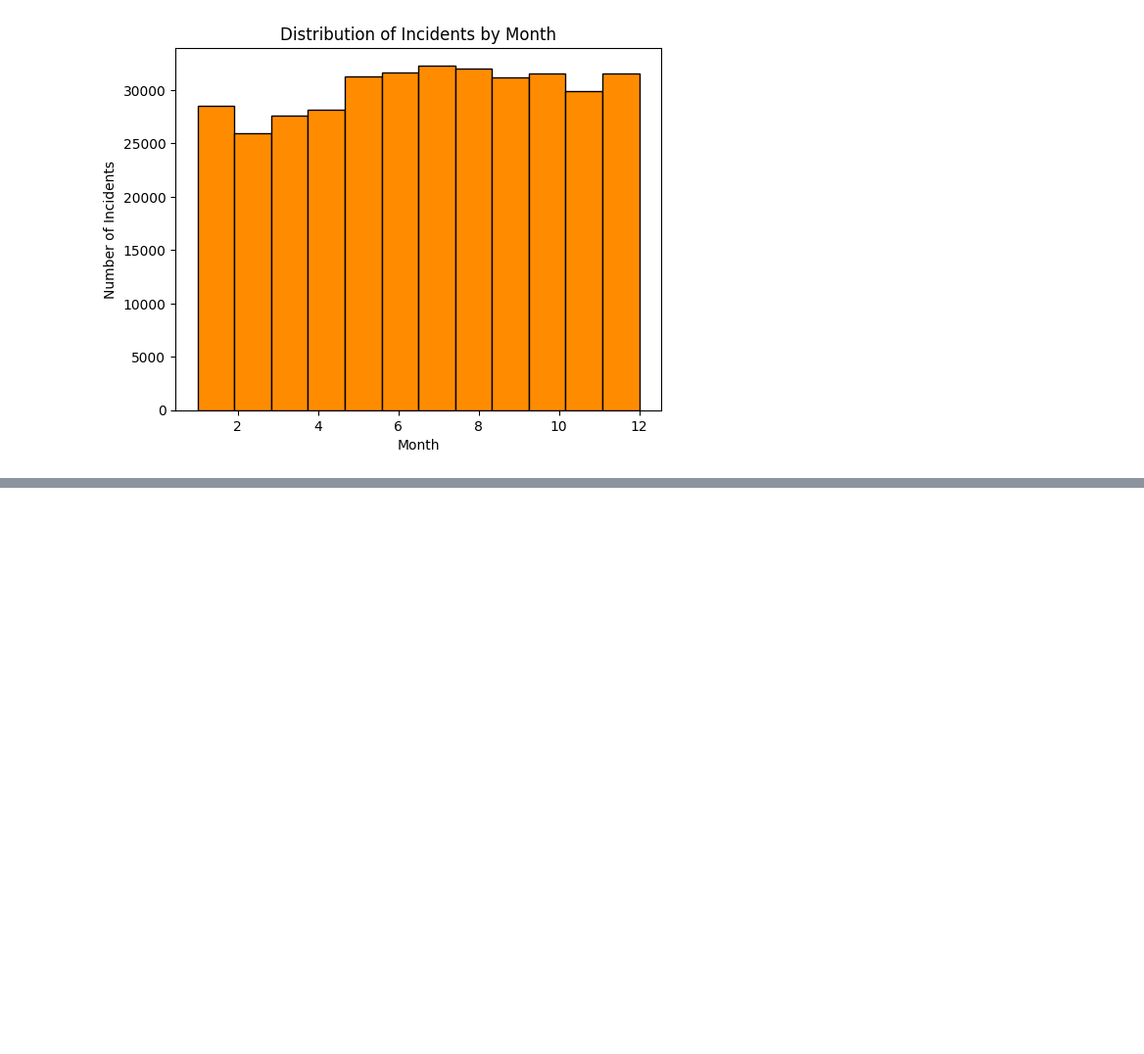
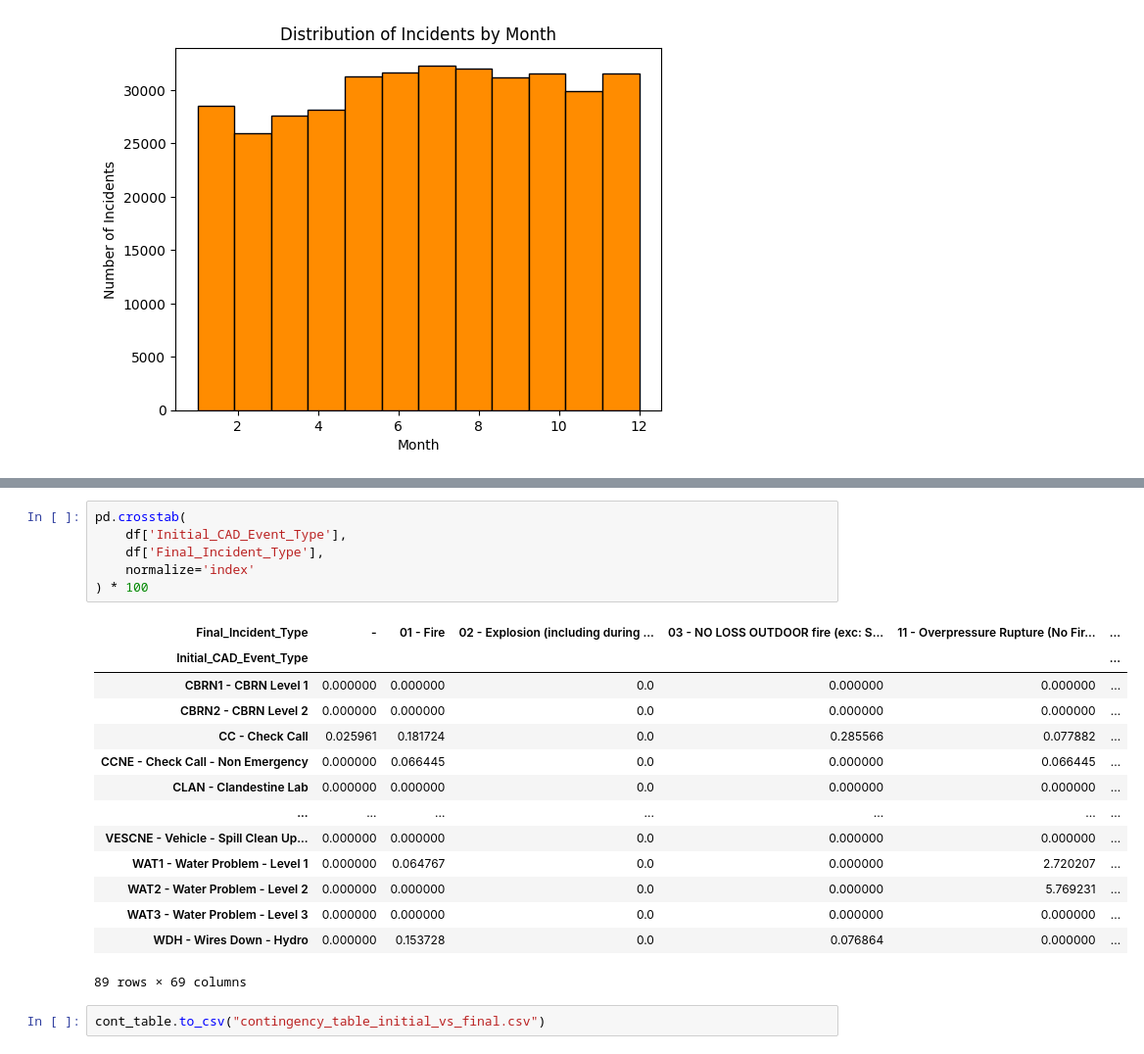
Before and after one commit to gdgarcian/urban-emergency-response, a Jupyter notebook: capstone.ipynb, the cells around one changed output, grey strips where cells are left out. Shown at 98% size. Cells and saved outputs as stored; diff of their text form; blank space fills up the shorter version.

```diff
--- a/capstone.ipynb
+++ b/capstone.ipynb
@@ -237,0 +320,23 @@ plt.show()
+# %%
+pd.crosstab(
+    df['Initial_CAD_Event_Type'],
+    df['Final_Incident_Type'],
+    normalize='index'
+) * 100
+# %% [output]
+| Final_Incident_Type | - | 01 - Fire | 02 - Explosion (including during ... | 03 - NO LOSS OUTDOOR fire (exc: S... | 11 - Overpressure Rupture (No Fir... | ... |
+| Initial_CAD_Event_Type |  |  |  |  |  | ... |
+| CBRN1 - CBRN Level 1 | 0.000000 | 0.000000 | 0.0 | 0.000000 | 0.000000 | ... |
+| CBRN2 - CBRN Level 2 | 0.000000 | 0.000000 | 0.0 | 0.000000 | 0.000000 | ... |
+| CC - Check Call | 0.025961 | 0.181724 | 0.0 | 0.285566 | 0.077882 | ... |
+| CCNE - Check Call - Non Emergency | 0.000000 | 0.066445 | 0.0 | 0.000000 | 0.066445 | ... |
+| CLAN - Clandestine Lab | 0.000000 | 0.000000 | 0.0 | 0.000000 | 0.000000 | ... |
+| ... | ... | ... | ... | ... | ... | ... |
+| VESCNE - Vehicle - Spill Clean Up... | 0.000000 | 0.000000 | 0.0 | 0.000000 | 0.000000 | ... |
+| WAT1 - Water Problem - Level 1 | 0.000000 | 0.064767 | 0.0 | 0.000000 | 2.720207 | ... |
+| WAT2 - Water Problem - Level 2 | 0.000000 | 0.000000 | 0.0 | 0.000000 | 5.769231 | ... |
+| WAT3 - Water Problem - Level 3 | 0.000000 | 0.000000 | 0.0 | 0.000000 | 0.000000 | ... |
+| WDH - Wires Down - Hydro | 0.000000 | 0.153728 | 0.0 | 0.076864 | 0.000000 | ... |
+89 rows × 69 columns
+# %%
+cont_table.to_csv("contingency_table_initial_vs_final.csv")
```
Also changed, not shown: parts of 6 cells of this notebook.
